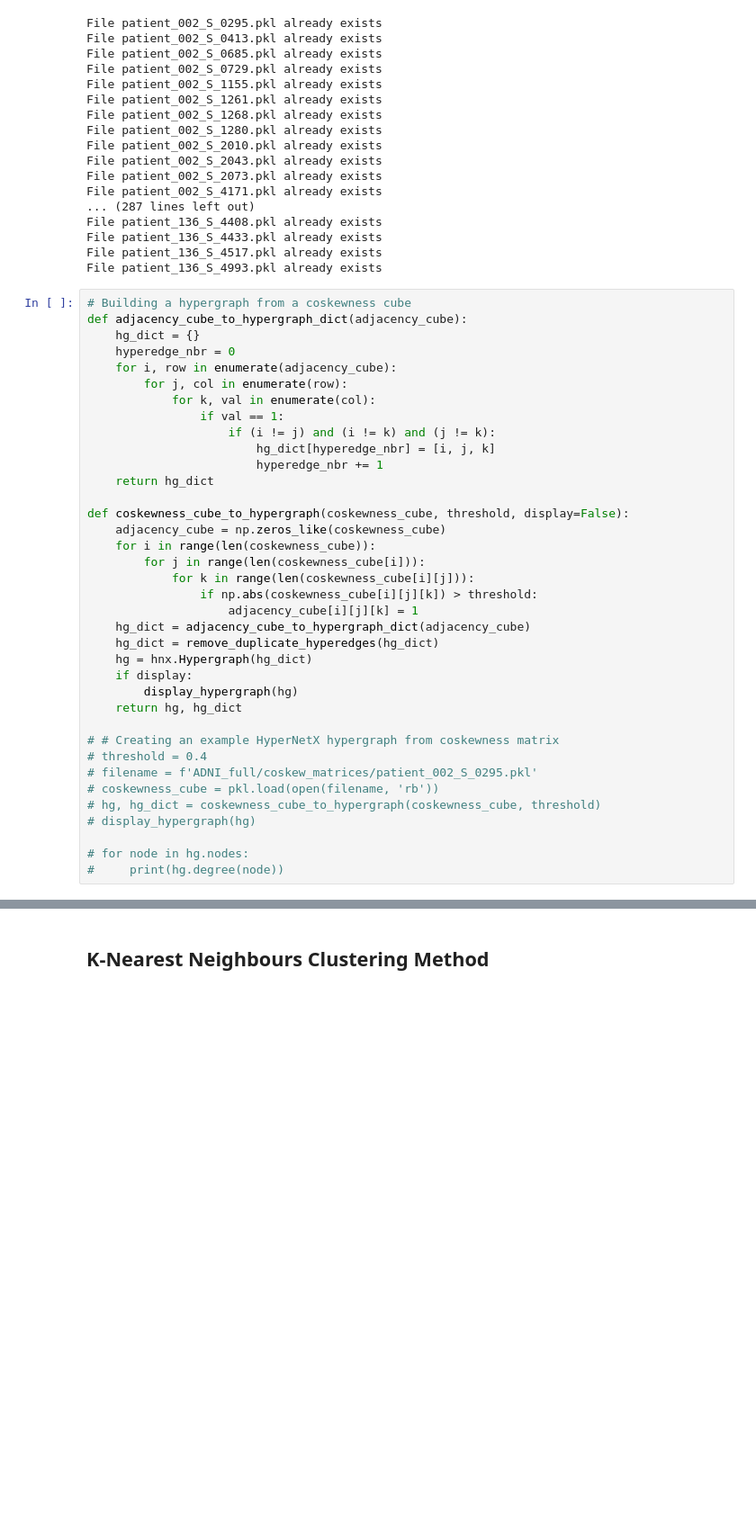
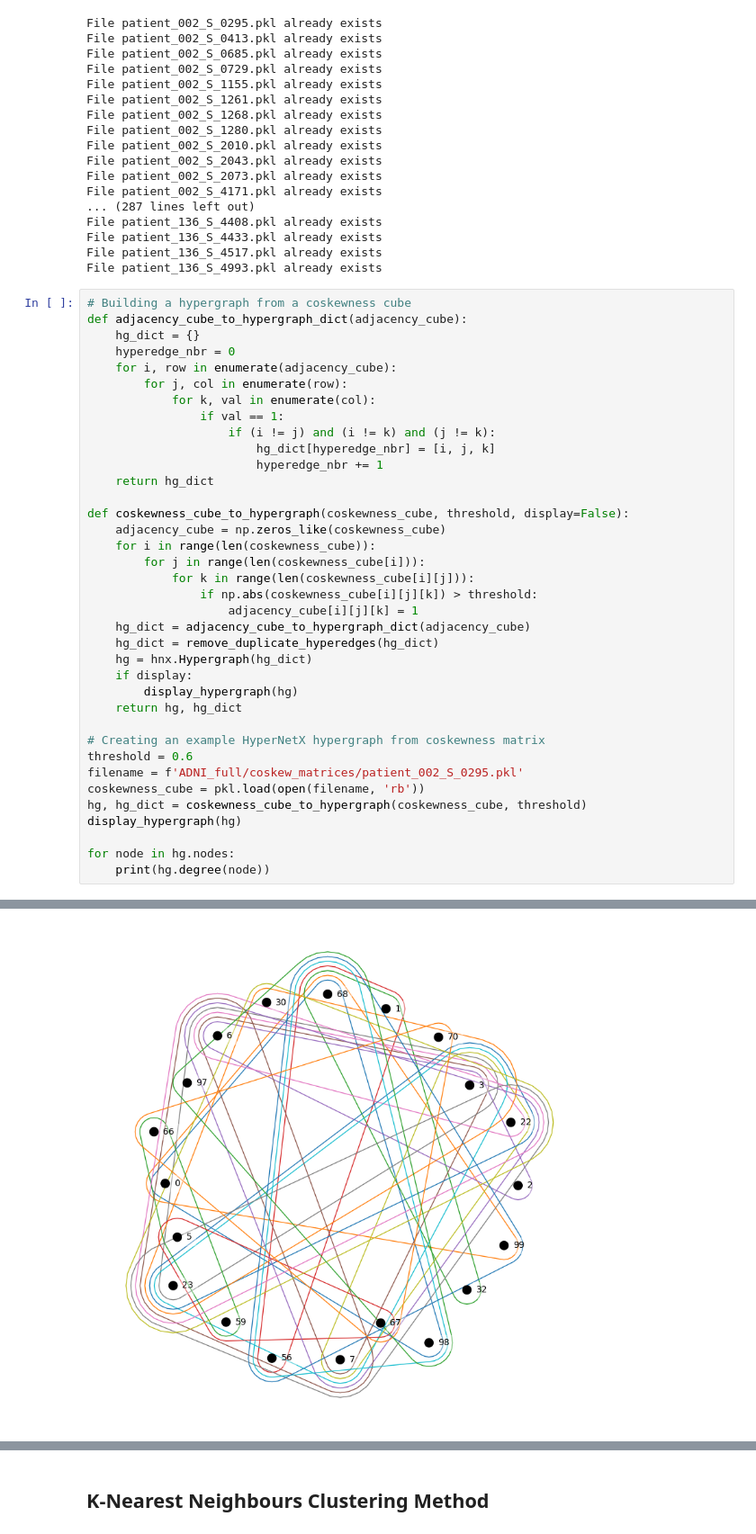
Before and after one commit to mathilde-cros/Bachelor_Thesis_Alzheimers_HGNN, a Jupyter notebook: HyperGraph_Building.ipynb, the cells around one changed output, grey strips where cells are left out. Shown at 90% size. Cells and saved outputs as stored; diff of their text form; blank space fills up the shorter version.

```diff
--- a/HyperGraph_Building.ipynb
+++ b/HyperGraph_Building.ipynb
@@ -309,12 +312,13 @@ def coskewness_cube_to_hypergraph(coskewness_cube, threshold, display=False):
         display_hypergraph(hg)
     return hg, hg_dict
 
-# # Creating an example HyperNetX hypergraph from coskewness matrix
-# threshold = 0.4
-# filename = f'ADNI_full/coskew_matrices/patient_002_S_0295.pkl'
-# coskewness_cube = pkl.load(open(filename, 'rb'))
-# hg, hg_dict = coskewness_cube_to_hypergraph(coskewness_cube, threshold)
-# display_hypergraph(hg)
+# Creating an example HyperNetX hypergraph from coskewness matrix
+threshold = 0.6
+filename = f'ADNI_full/coskew_matrices/patient_002_S_0295.pkl'
+coskewness_cube = pkl.load(open(filename, 'rb'))
+hg, hg_dict = coskewness_cube_to_hypergraph(coskewness_cube, threshold)
+display_hypergraph(hg)
 
-# for node in hg.nodes:
-#     print(hg.degree(node))
+for node in hg.nodes:
+    print(hg.degree(node))
+# %% [output]
@@ -320,0 +328 @@ def coskewness_cube_to_hypergraph(coskewness_cube, threshold, display=False):
+[figure, added]
```
Also changed, not shown: parts of 5 cells of this notebook, 19 other files.
